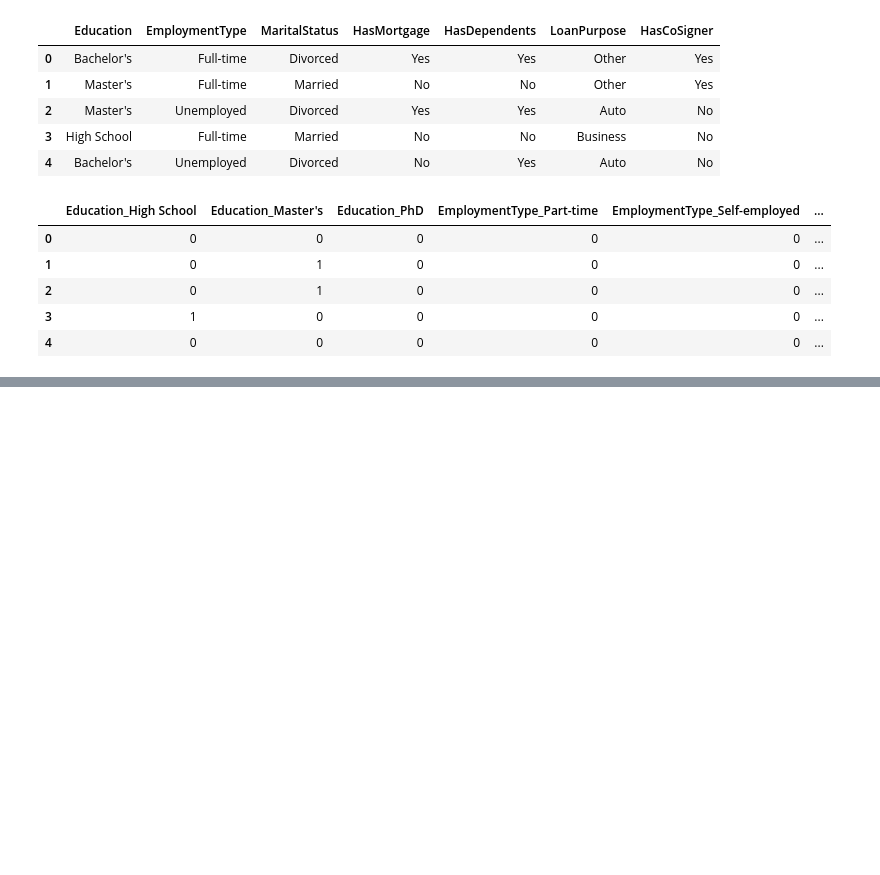
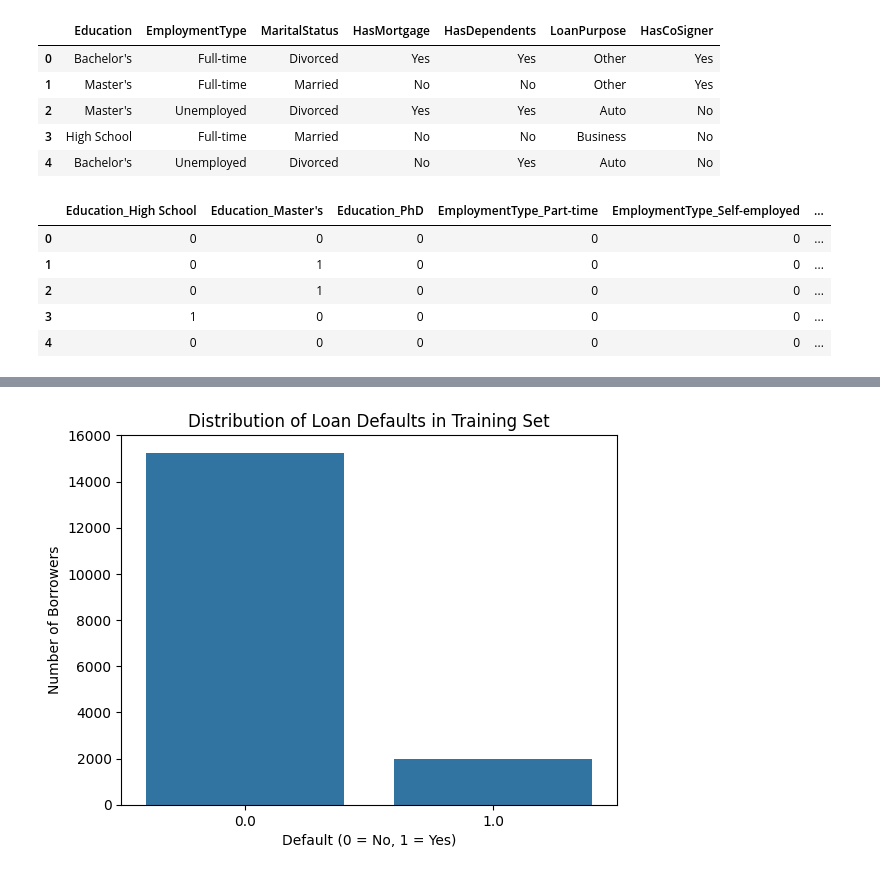
Before and after one commit to liateg/loan-default-classifier-ml, a Jupyter notebook: loan-default.ipynb, the cells around one changed output, grey strips where cells are left out. Saved outputs shown, nothing was run; the diff lists cells and outputs as text; code cells hidden in the pictures; blank space fills up the shorter version.

```diff
--- a/loan-default.ipynb
+++ b/loan-default.ipynb
@@ -127,3 +134,14 @@ scaler=StandardScaler()
 X[num_cols]=scaler.fit_transform(X[num_cols])
 # %%
 X_train,X_teat,Y_train,Y_test=train_test_split(X,Y,test_size=0.2,random_state=42)
+# %%
+
+# Plot class distribution
+sns.countplot(x=Y_train)
+plt.title("Distribution of Loan Defaults in Training Set")
+plt.xlabel("Default (0 = No, 1 = Yes)")
+plt.ylabel("Number of Borrowers")
+plt.show()
+#the target is very unbalanced
+# %% [output]
+[figure, added]
```
Also changed, not shown: parts of 8 cells of this notebook.
